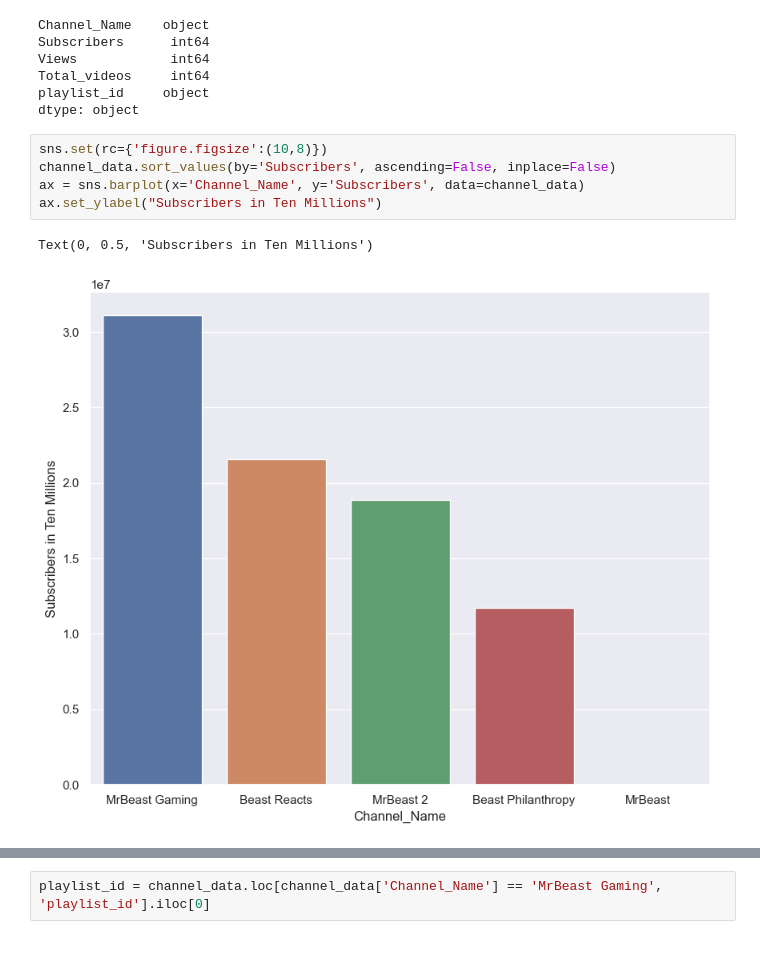
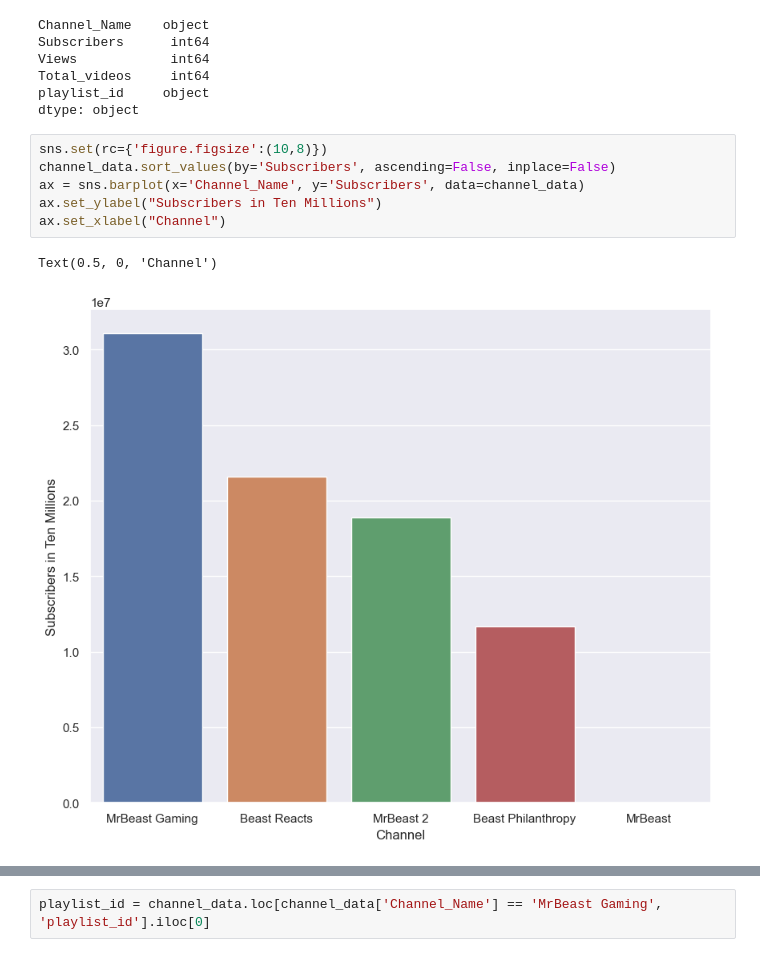
Before and after one commit to TrustyBeard/YouTube-Insights, a Jupyter notebook: YouTube API Queries.ipynb, the cells around one changed output, grey strips where cells are left out. Saved outputs shown, nothing was run; the diff lists cells and outputs as text.

```diff
--- a/YouTube API Queries.ipynb
+++ b/YouTube API Queries.ipynb
@@ -124,11 +124,12 @@ dtype: object
 # %%
 sns.set(rc={'figure.figsize':(10,8)})
 channel_data.sort_values(by='Subscribers', ascending=False, inplace=False)
 ax = sns.barplot(x='Channel_Name', y='Subscribers', data=channel_data)
 ax.set_ylabel("Subscribers in Ten Millions")
+ax.set_xlabel("Channel")
 # %% [output]
-Text(0, 0.5, 'Subscribers in Ten Millions')
+Text(0.5, 0, 'Channel')
-[figure, old version]
+[figure, new version]
 # %%
 ax = sns.barplot(x='Channel_Name', y='Views', data=channel_data)
 ax.set_ylabel("Views in Billions")
```
Also changed, not shown: parts of 25 cells of this notebook.
